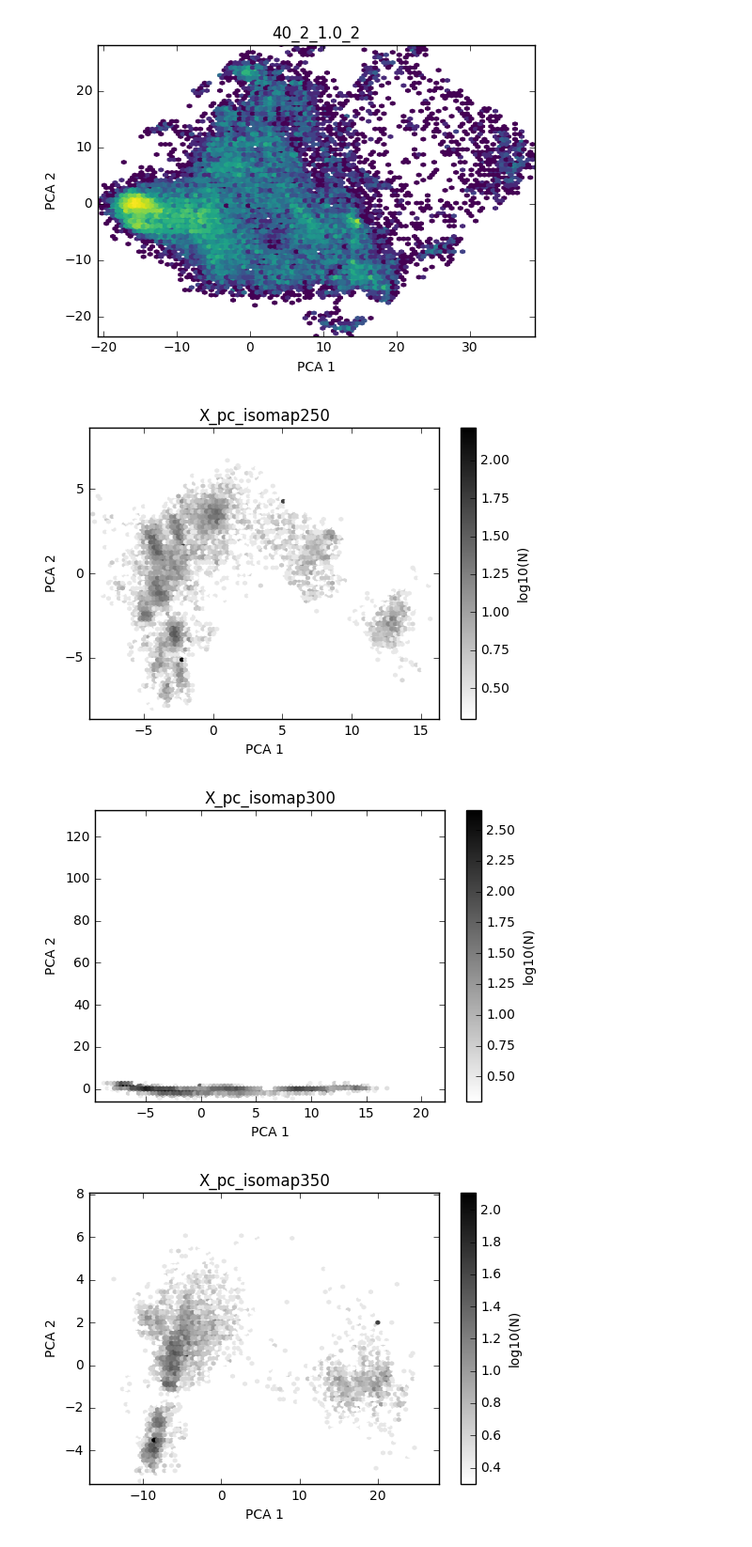
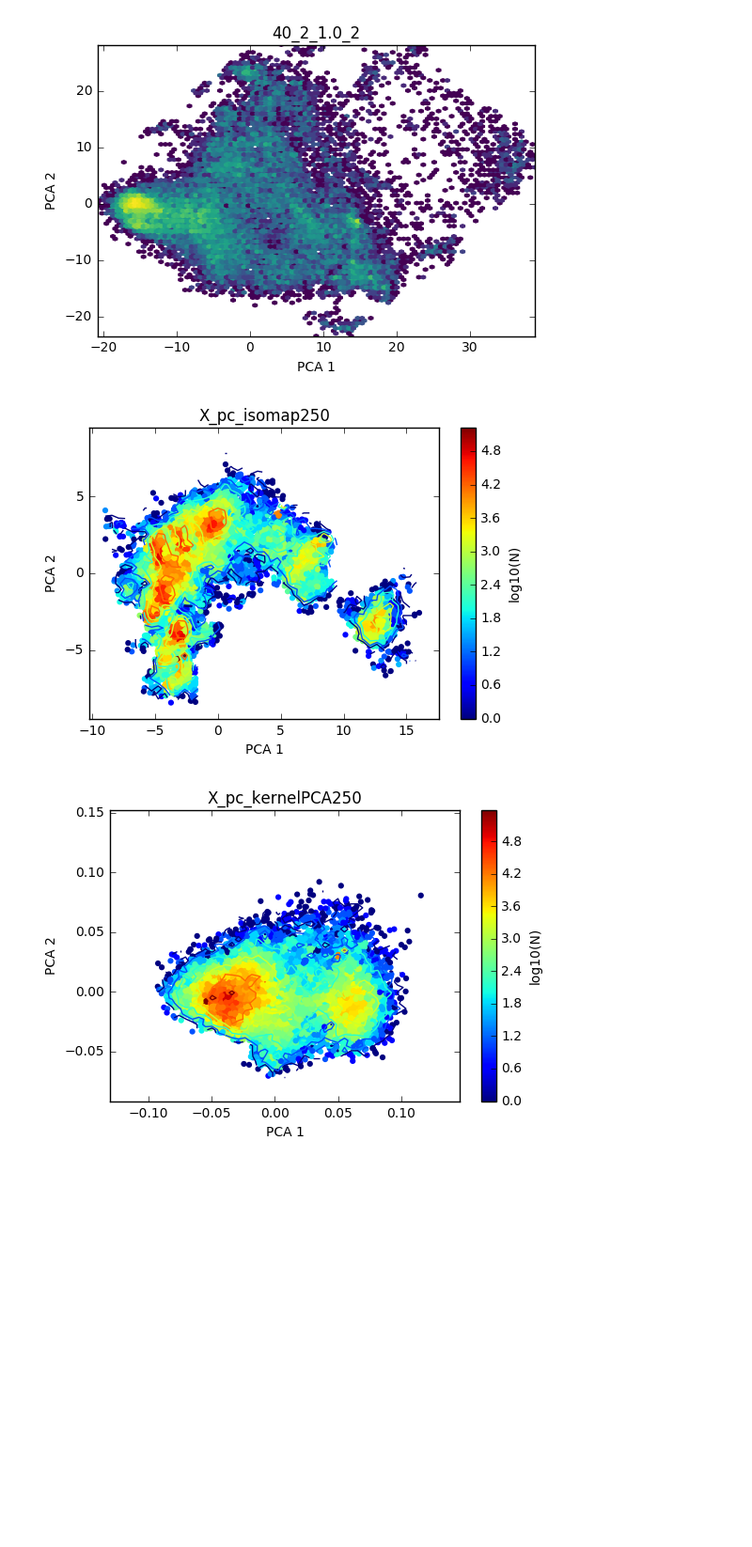
Before and after one commit to alenkran/Protein_Dynamics_TJ, a Jupyter notebook: MSM_Builder_Test/PCA Heatmap.ipynb, the cells around one changed output. Shown at 94% size. Cells and saved outputs as stored; diff of their text form; code cells hidden in the pictures; blank space fills up the shorter version.

Commit message:
Population Sampling and Histogram

```diff
--- a/MSM_Builder_Test/PCA Heatmap.ipynb
+++ b/MSM_Builder_Test/PCA Heatmap.ipynb
@@ -21,24 +21,39 @@ for i, ID in enumerate(file_name):
 # %%
 # Load PCA coordinate from ISOMAP
 file_location = 'C:\\Users\\Christian\\Documents\\GitHub\\Protein_Dynamics_TJ\\MSM_Builder_Test\\PC_Data\\'
-method = 'X_pc_isomap'
-#method = 'X_pc_kernelPCA'
+method_list = ['X_pc_isomap','X_pc_kernelPCA']
 parameter = '_30_10_'
 file_name = np.arange(250, 1050, 50).astype(str)
-for i, ID in enumerate(file_name):
-    plt.figure(i)
-    pca = np.load(file_location + method + parameter + ID + '_4.dat')
-    try:
-        plt.hexbin(pca[:,0], pca[:,1], gridsize=100, bins='log', mincnt=1, cmap='gray_r')
-    except:
-        print "ID" + " failed"
-    plt.title(method+ID)
-    plt.xlabel('PCA 1')
-    plt.ylabel('PCA 2')
-    cb = plt.colorbar()
-    cb.set_label('log10(N)')
-    plt.savefig(method+parameter + ID + '_4.png', bbox_inches='tight')
+
+for method in method_list:
+    for i, ID in enumerate(file_name):
+        plt.figure()
+        pca = np.load(file_location + method + parameter + ID + '_4.dat')
+        try:
+            a=5
+        except:
+            print "ID" + " failed"
+
+        x = pca[:,0]
+        y = pca[:,1]
+        xedges, yedges = np.linspace(min(x), max(x), 50), np.linspace(min(y), max(y), 50)
+        hist, xedges, yedges = np.histogram2d(pca[:,0],pca[:,1],(xedges, yedges))
+        hist = np.log(hist)
+        xidx = np.clip(np.digitize(pca[:,0], xedges), 0, hist.shape[0]-1)
+        yidx = np.clip(np.digitize(pca[:,1], yedges), 0, hist.shape[1]-1)
+        c = hist[xidx, yidx]
+        plt.scatter(pca[:,0], pca[:,1], c=c, edgecolor='none')
+        cb = plt.colorbar()
+        cb.set_label('log10(N)')
+
+        extent = [xedges[0], xedges[-1], yedges[0], yedges[-1]]
+        cset1 = plt.contour(np.transpose(hist),extent=extent)
+
+        plt.title(method+ID)
+        plt.xlabel('PCA 1')
+        plt.ylabel('PCA 2')
+        break
+        #plt.savefig(method+parameter + ID + '_4.png', bbox_inches='tight')
 # %% [output]
-[figure, old version]
+[figure, new version]
-[figure, old version]
+[figure, new version]
-[figure, removed]
```
Also changed, not shown: parts of 1 cell of this notebook, 2 other files.
